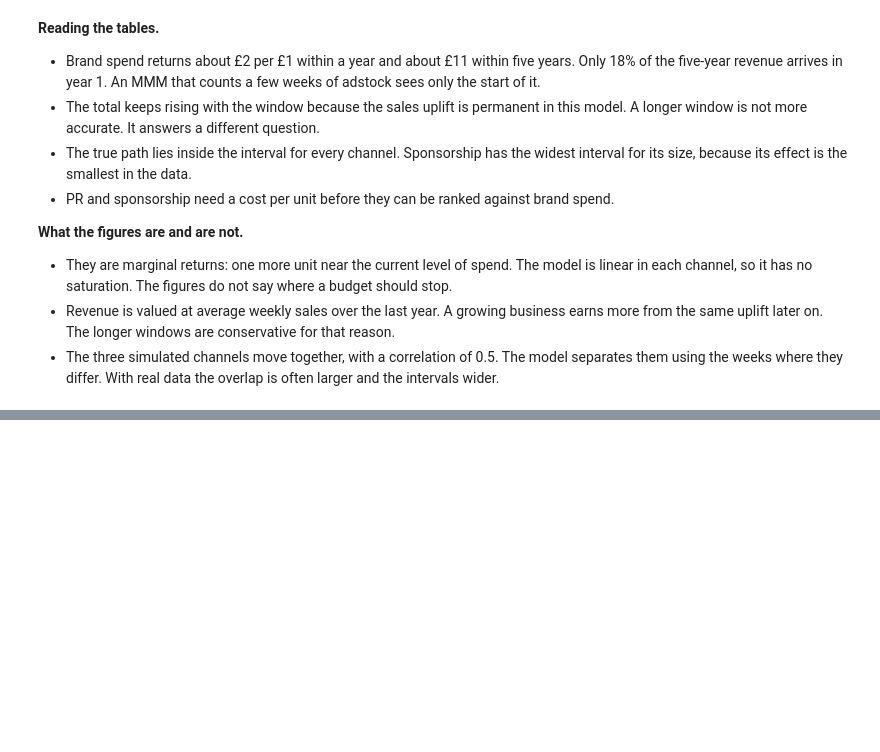
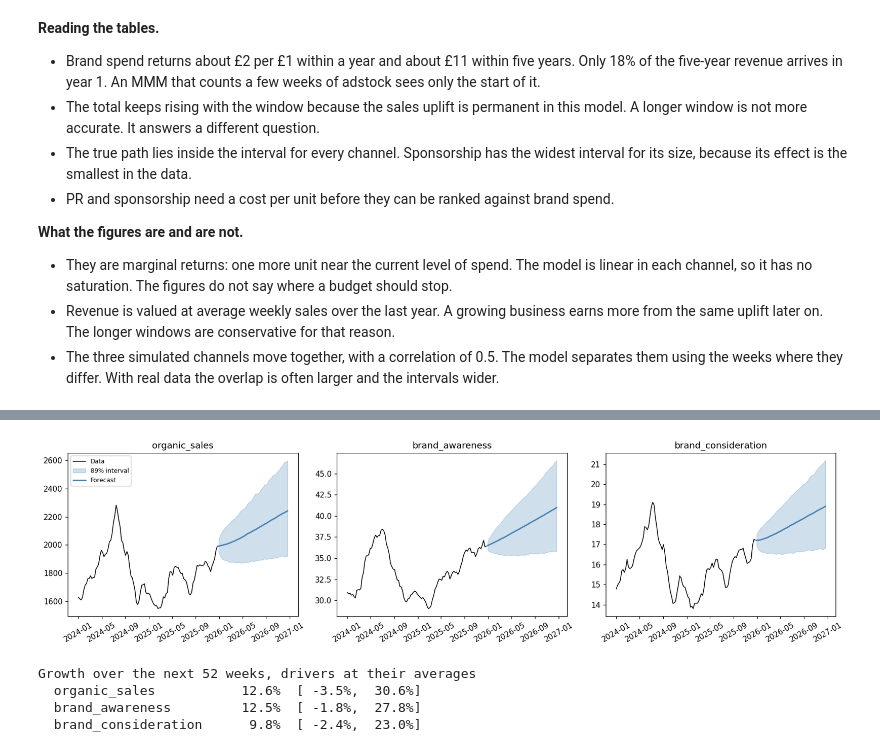
Before and after one commit to raz1470/bayesian_vecm, a Jupyter notebook: notebooks/guides/01_brand_vecm_walkthrough.ipynb, the cells around one changed output, grey strips where cells are left out. Cells and saved outputs as stored; diff of their text form; code cells hidden in the pictures; blank space fills up the shorter version.

```diff
--- a/notebooks/guides/01_brand_vecm_walkthrough.ipynb
+++ b/notebooks/guides/01_brand_vecm_walkthrough.ipynb
@@ -931,0 +1010,34 @@ plt.show()
+# %%
+AHEAD = 52
+baseline = np.zeros((AHEAD, exog.shape[1]))  # every driver at its average
+fc_ahead = model.sample_posterior_predictive(AHEAD, exog_future=baseline, random_seed=0)
+ahead_levels = np.exp(fc_ahead.posterior_predictive["y"].values.reshape(-1, AHEAD, len(names)))
+ahead_lo, ahead_hi = np.percentile(ahead_levels, [CI_LO, CI_HI], axis=0)
+future = pd.date_range(dates[-1], periods=AHEAD + 1, freq="W-MON")[1:]
+
+fig, axes = plt.subplots(1, len(names), figsize=(15, 4))
+for i, (ax, name) in enumerate(zip(axes, names, strict=True)):
+    ax.plot(dates[-104:], np.exp(endog.iloc[-104:, i]), color="black", lw=1, label="Data")
+    ax.fill_between(
+        future, ahead_lo[:, i], ahead_hi[:, i], alpha=0.25, color="steelblue", label="89% interval"
+    )
+    ax.plot(future, ahead_levels[..., i].mean(axis=0), color="steelblue", lw=1.8, label="Forecast")
+    ax.set_title(name)
+    ax.tick_params(axis="x", rotation=30)
+axes[0].legend(fontsize=8)
+plt.tight_layout()
+plt.show()
+
+last = np.exp(endog.iloc[-1]).to_numpy()
+end = ahead_levels[:, -1, :]
+growth = (end / last - 1) * 100
+lo, hi = np.percentile(growth, [CI_LO, CI_HI], axis=0)
+print("Growth over the next 52 weeks, drivers at their averages")
+for i, name in enumerate(names):
+    print(f"  {name:22s} {growth[:, i].mean():5.1f}%  [{lo[i]:5.1f}%, {hi[i]:5.1f}%]")
+# %% [output]
+[figure, added]
+Growth over the next 52 weeks, drivers at their averages
+  organic_sales           12.6%  [ -3.5%,  30.6%]
+  brand_awareness         12.5%  [ -1.8%,  27.8%]
+  brand_consideration      9.8%  [ -2.4%,  23.0%]
```
Also changed, not shown: parts of 4 cells of this notebook.
